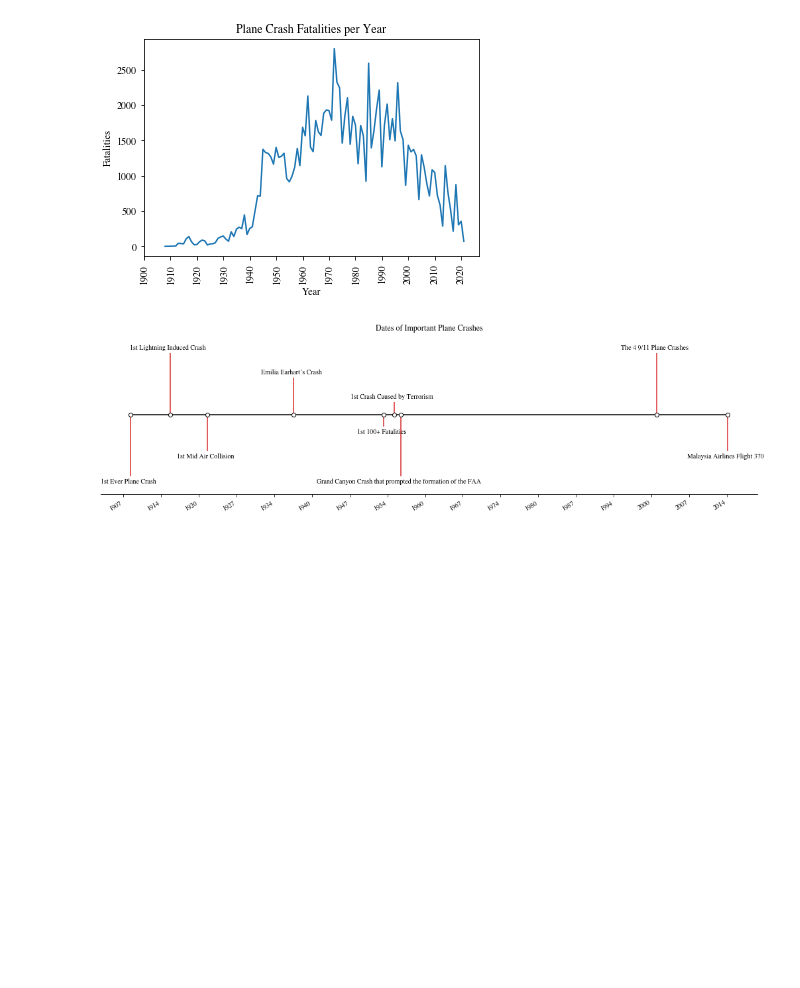
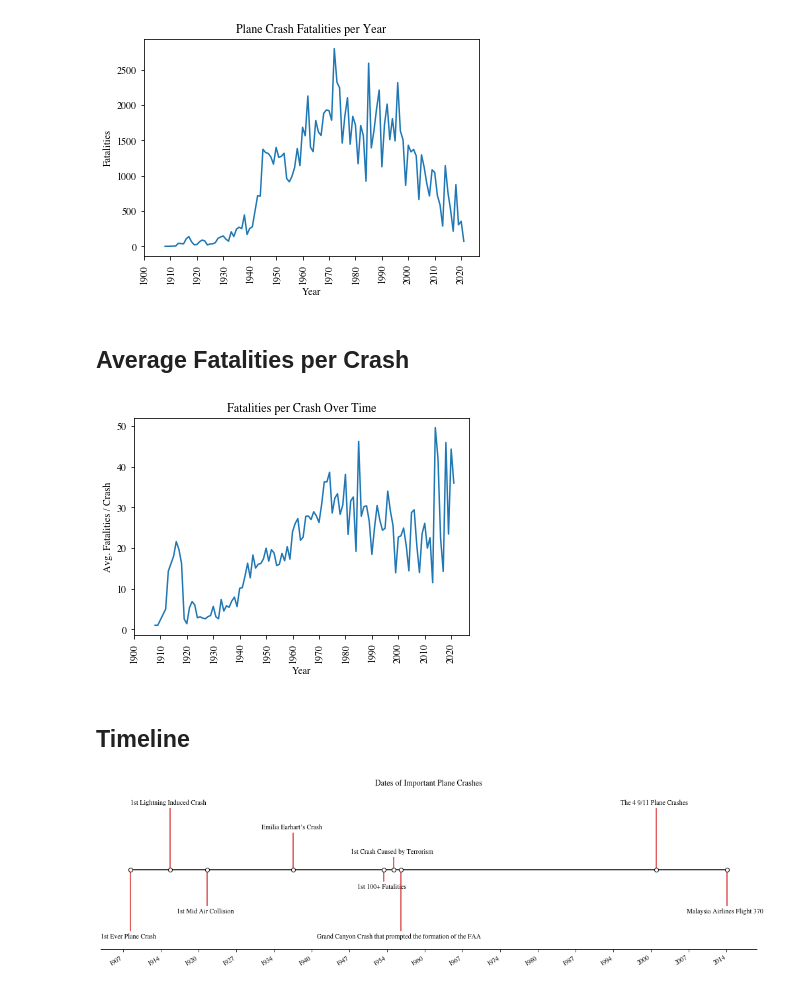
Before and after one commit to bgrantBoards/midterm-keanu-ben, a Jupyter notebook: notebook.ipynb, the cells around one changed output. Cells and saved outputs as stored; diff of their text form; code cells hidden in the pictures; blank space fills up the shorter version.

```diff
--- a/notebook.ipynb
+++ b/notebook.ipynb
@@ -206,6 +201,29 @@ plt.xticks(range(1900, 2021, 10), rotation='vertical')
 plt.show()
 # %% [output]
 [figure]
+# %% [markdown]
+## Average Fatalities per Crash
+# %%
+fatalities_by_year_all_time = pd.DataFrame(fatalities_by_year.items(), columns = ["year", "fatalities"])
+
+average_fatalities = crashes_by_year_all_time
+average_fatalities["fatalities"] = pd.DataFrame(fatalities_by_year.items(), columns = ["year", "fatalities"])["fatalities"]
+
+average_fatalities["fatalities/crash"] = average_fatalities["fatalities"]/average_fatalities["crashes"]
+# %%
+plt.plot(average_fatalities["year"], average_fatalities["fatalities/crash"])
+
+# Plot labeling
+plt.title("Fatalities per Crash Over Time")
+plt.ylabel("Avg. Fatalities / Crash")
+plt.xlabel("Year")
+plt.xticks(range(1900, 2021, 10), rotation='vertical')
+
+plt.show()
+# %% [output]
+[figure, added]
+# %% [markdown]
+## Timeline
 # %%
 # Hard Code for Timeline:
 
```
Also changed, not shown: parts of 2 cells of this notebook.
